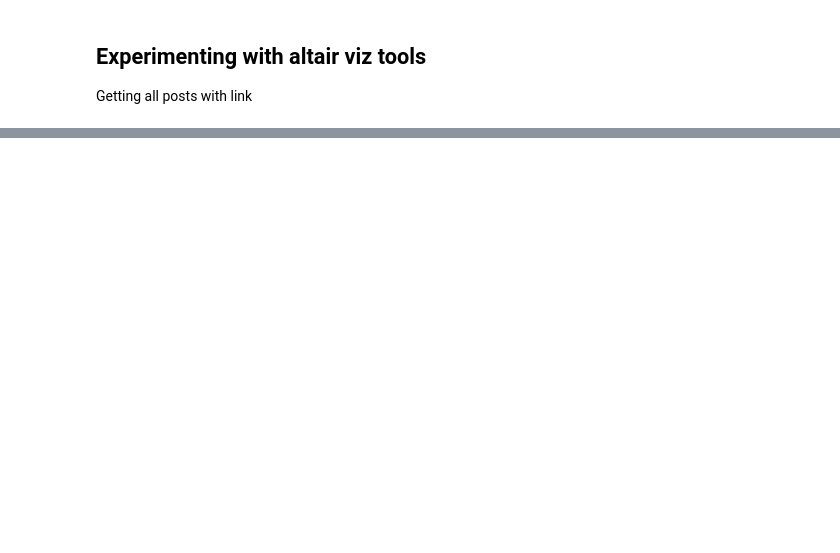
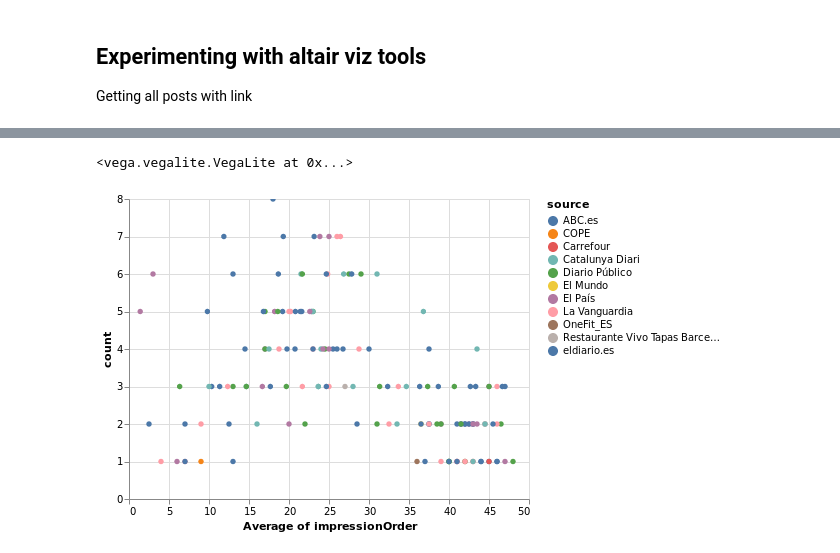
Before and after one commit to tracking-exposed/dashboard, a Jupyter notebook: start.ipynb, the cells around one changed output, grey strips where cells are left out. Cells and saved outputs as stored; diff of their text form; code cells hidden in the pictures; blank space fills up the shorter version.

```diff
--- a/start.ipynb
+++ b/start.ipynb
@@ -110,10 +158,16 @@ alt.Chart(df).mark_point().encode(
 # %%
+df['count'] = df.groupby('postId')['postId'].transform('count')
+
 alt.Chart(df).transform_calculate(
     url='https://www.facebook.com' + alt.datum.permaLink
-).mark_point().encode(
-    x='publicationTime:T',
-    y='LIKE:Q',
-    color='nature:N',
+).mark_circle().encode(
+    y='count:Q',
+    x='average(impressionOrder):Q',
+    color='source:N',
+#     size='LIKE:Q',
     href='url:N',
     tooltip=['source:N', 'url:N']
-)
+).interactive()
+# %% [output]
+<vega.vegalite.VegaLite at 0x...>
+[figure, added]
```
Also changed, not shown: parts of 13 cells of this notebook, 9 other files.
